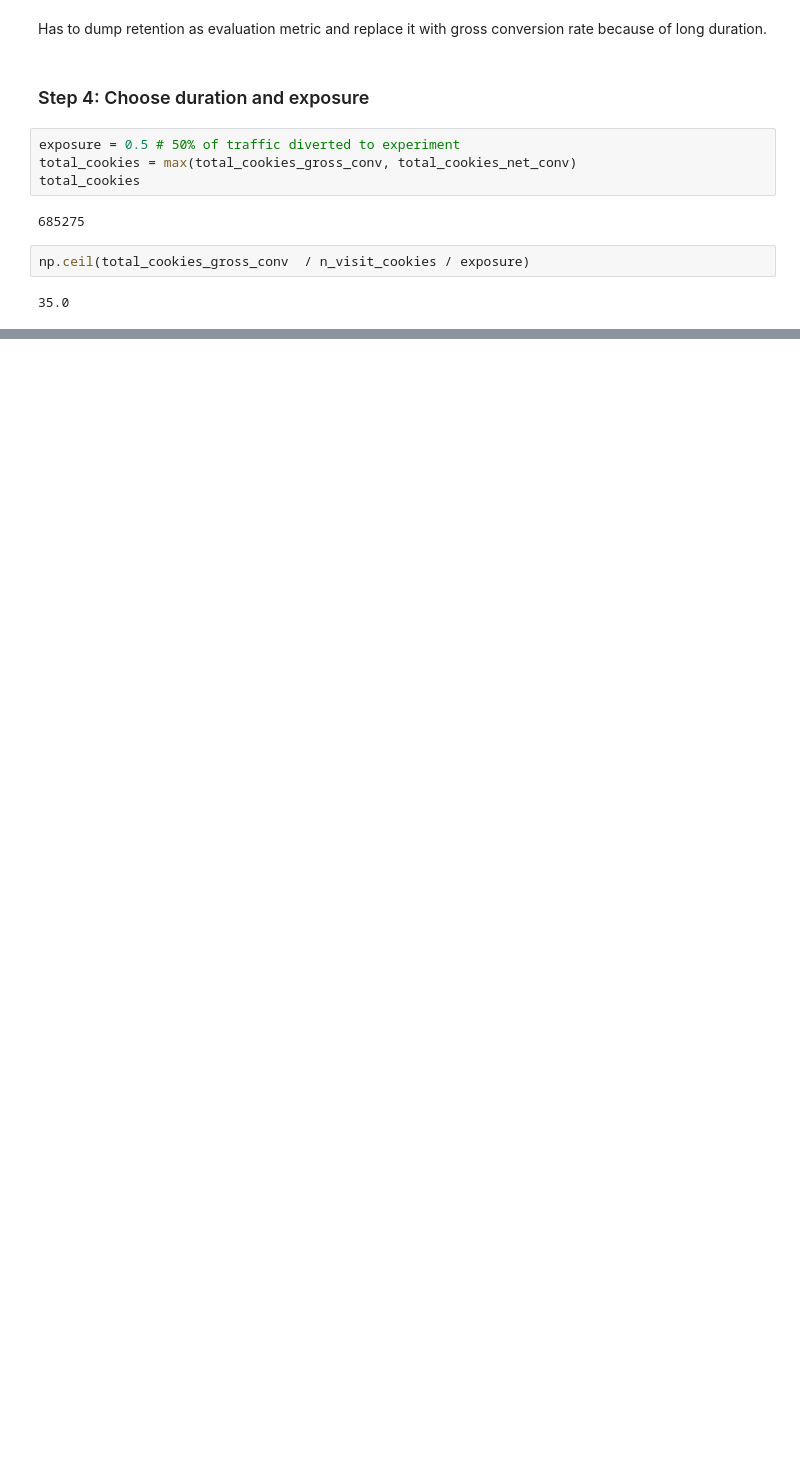
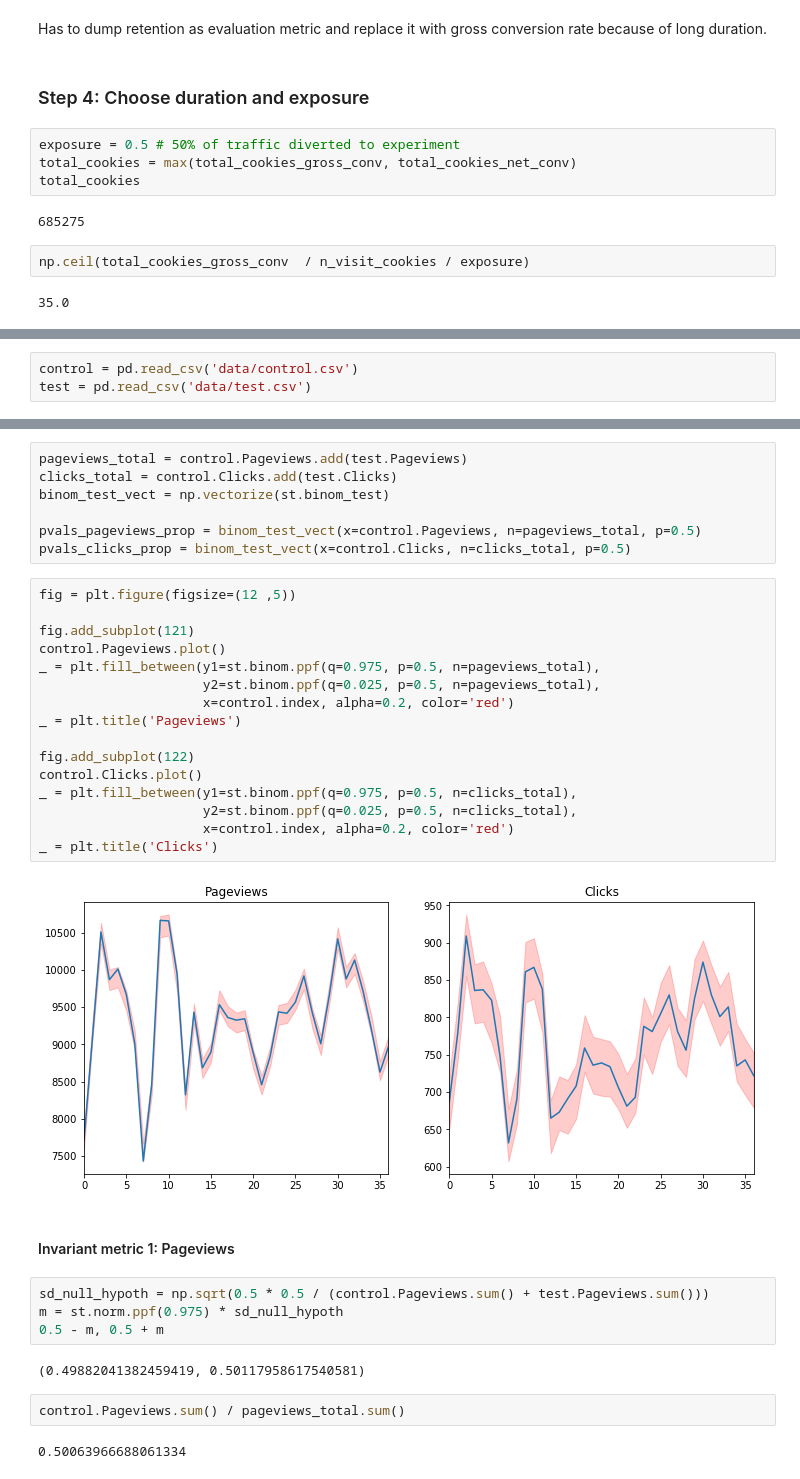
Before and after one commit to antonmosin/udacity_ab_testing, a Jupyter notebook: lesson_6_final_project.ipynb, the cells around one changed output, grey strips where cells are left out. Cells and saved outputs as stored; diff of their text form; blank space fills up the shorter version.

```diff
--- a/lesson_6_final_project.ipynb
+++ b/lesson_6_final_project.ipynb
@@ -183,0 +186,3 @@ np.ceil(total_cookies_gross_conv  / n_visit_cookies / exposure)
+# %%
+control = pd.read_csv('data/control.csv')
+test = pd.read_csv('data/test.csv')
@@ -183,0 +207,37 @@ np.ceil(total_cookies_gross_conv  / n_visit_cookies / exposure)
+# %%
+pageviews_total = control.Pageviews.add(test.Pageviews)
+clicks_total = control.Clicks.add(test.Clicks)
+binom_test_vect = np.vectorize(st.binom_test)
+
+pvals_pageviews_prop = binom_test_vect(x=control.Pageviews, n=pageviews_total, p=0.5)
+pvals_clicks_prop = binom_test_vect(x=control.Clicks, n=clicks_total, p=0.5)
+# %%
+fig = plt.figure(figsize=(12 ,5))
+
+fig.add_subplot(121)
+control.Pageviews.plot()
+_ = plt.fill_between(y1=st.binom.ppf(q=0.975, p=0.5, n=pageviews_total),
+                     y2=st.binom.ppf(q=0.025, p=0.5, n=pageviews_total),
+                     x=control.index, alpha=0.2, color='red')
+_ = plt.title('Pageviews')
+
+fig.add_subplot(122)
+control.Clicks.plot()
+_ = plt.fill_between(y1=st.binom.ppf(q=0.975, p=0.5, n=clicks_total),
+                     y2=st.binom.ppf(q=0.025, p=0.5, n=clicks_total),
+                     x=control.index, alpha=0.2, color='red')
+_ = plt.title('Clicks')
+# %% [output]
+[figure, added]
+# %% [markdown]
+#### Invariant metric 1: Pageviews
+# %%
+sd_null_hypoth = np.sqrt(0.5 * 0.5 / (control.Pageviews.sum() + test.Pageviews.sum()))
+m = st.norm.ppf(0.975) * sd_null_hypoth
+0.5 - m, 0.5 + m
+# %% [output]
+(0.49882041382459419, 0.50117958617540581)
+# %%
+control.Pageviews.sum() / pageviews_total.sum()
+# %% [output]
+0.50063966688061334
```
Also changed, not shown: parts of 45 cells of this notebook.
